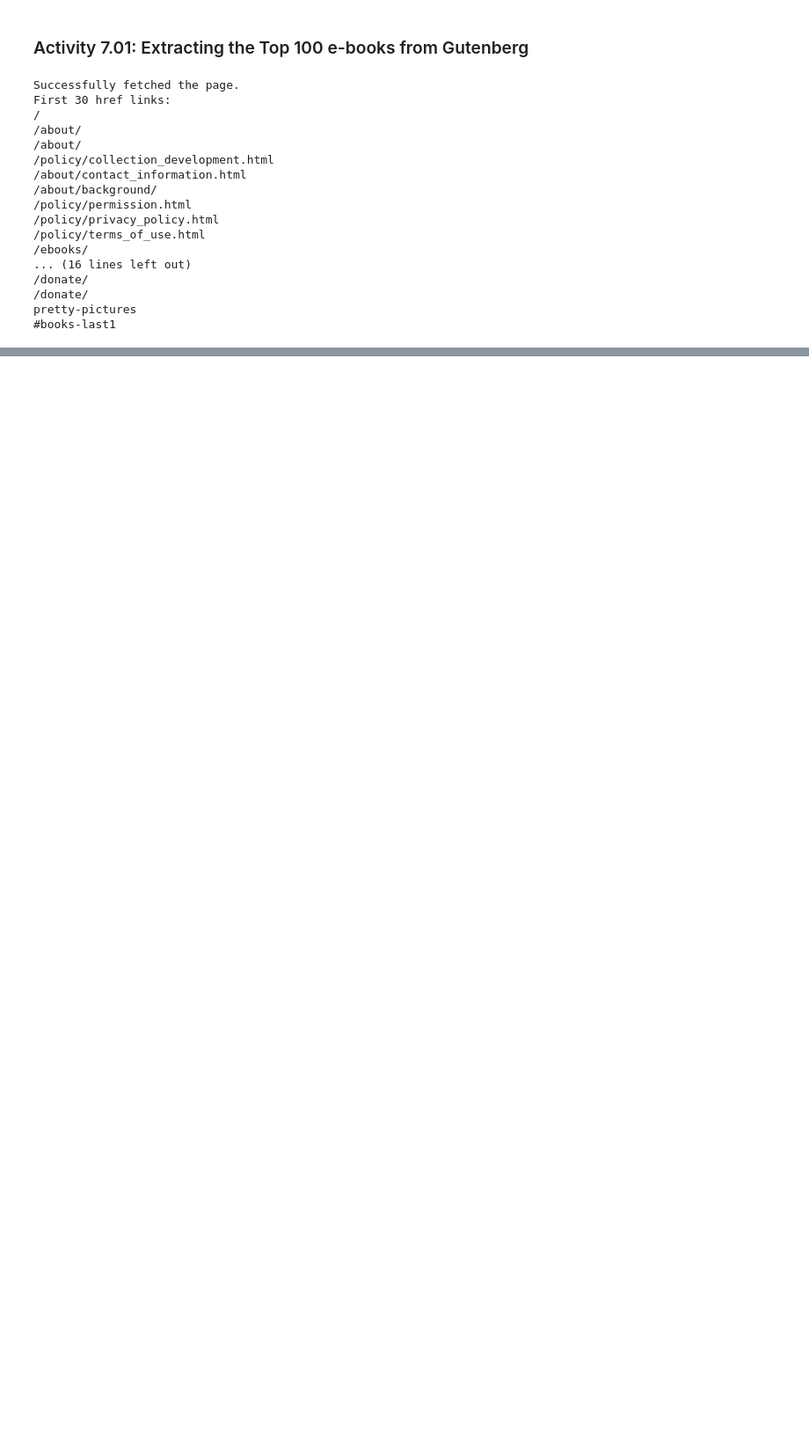
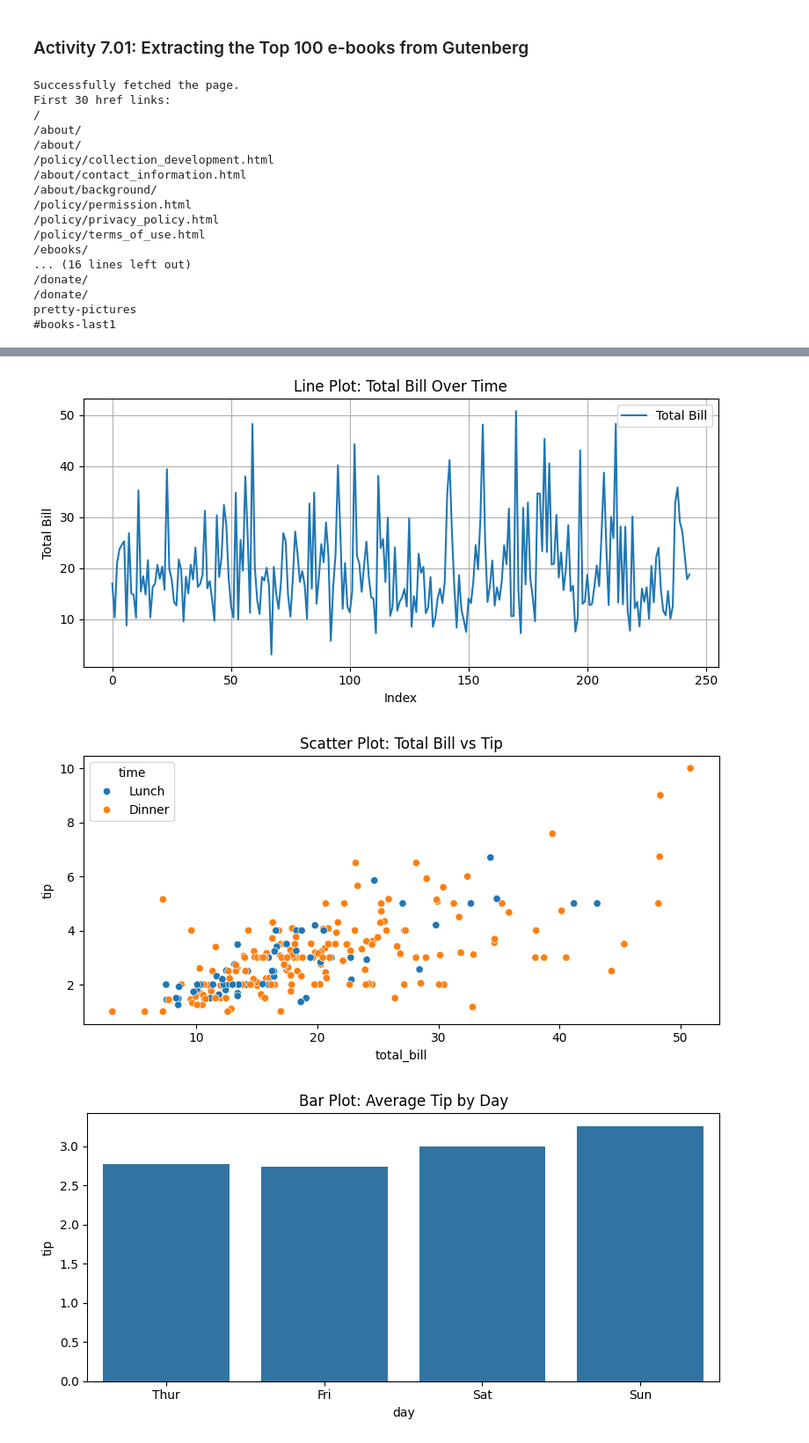
Before and after one commit to surenther/Data-Wrangling, a Jupyter notebook: Week 9-10/Surenther_DSC540_Week9.ipynb, the cells around one changed output, grey strips where cells are left out. Shown at 88% size. Drawn from its saved outputs; the diff is of its cells as text; code cells hidden in the pictures; blank space fills up the shorter version.

```diff
--- a/Week 9-10/Surenther_DSC540_Week9.ipynb
+++ b/Week 9-10/Surenther_DSC540_Week9.ipynb
@@ -135,0 +257,35 @@ for i, title in enumerate(titles, 1):
+# %%
+import seaborn as sns
+import matplotlib.pyplot as plt
+
+# Load built-in dataset
+tips = sns.load_dataset("tips")
+
+# Line Plot: Total bill over time (simulated by index)
+plt.figure(figsize=(8, 4))
+plt.plot(tips.index, tips['total_bill'], label='Total Bill')
+plt.title("Line Plot: Total Bill Over Time")
+plt.xlabel("Index")
+plt.ylabel("Total Bill")
+plt.legend()
+plt.grid(True)
+plt.tight_layout()
+plt.show()
+
+# Scatter Plot: Total bill vs Tip
+plt.figure(figsize=(8, 4))
+sns.scatterplot(data=tips, x='total_bill', y='tip', hue='time')
+plt.title("Scatter Plot: Total Bill vs Tip")
+plt.tight_layout()
+plt.show()
+
+# Bar Plot: Average Tip by Day
+plt.figure(figsize=(8, 4))
+sns.barplot(data=tips, x='day', y='tip', estimator='mean', ci=None)
+plt.title("Bar Plot: Average Tip by Day")
+plt.tight_layout()
+plt.show()
+# %% [output]
+[figure, added]
+[figure, added]
+[figure, added]
```
Also changed, not shown: parts of 14 cells of this notebook, 1 other file.
